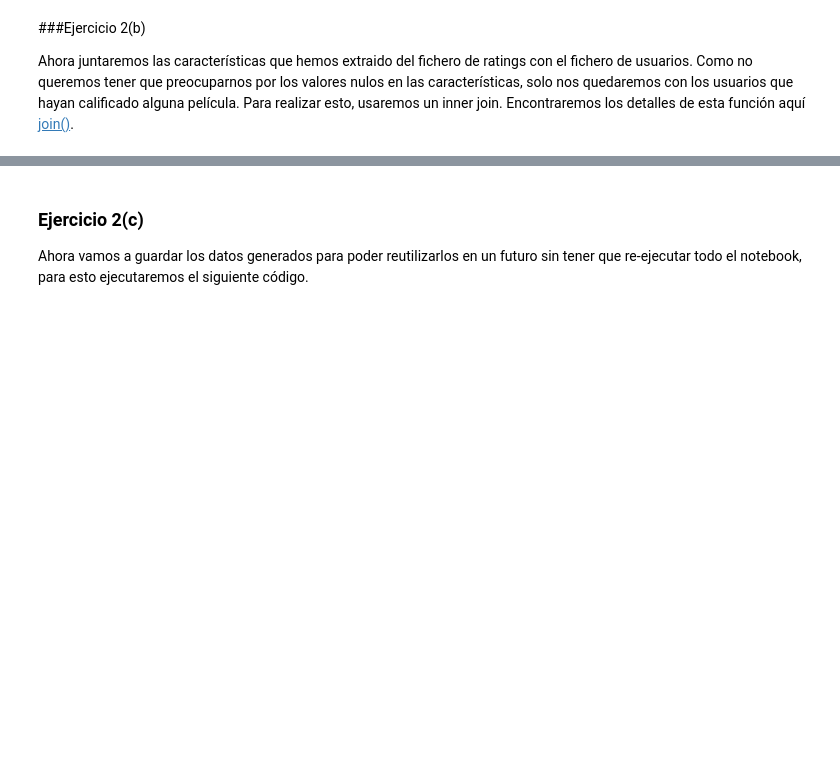
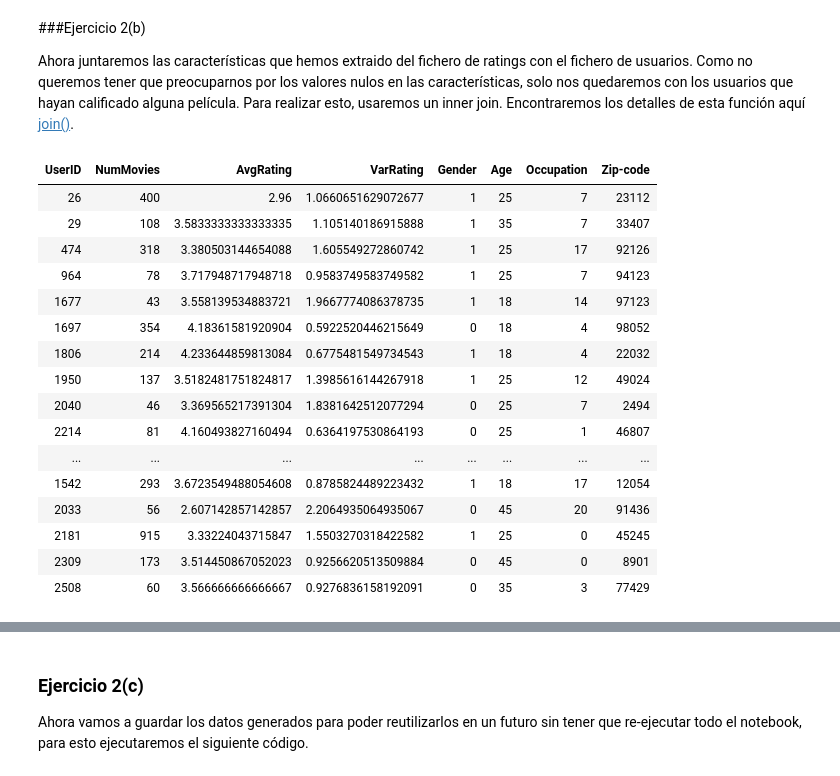
Before and after one commit to fernandoabcampos/big-data, a Jupyter notebook: PEC4/M2.858.PAC4_Clustering.ipynb, the cells around one changed output, grey strips where cells are left out. Cells and saved outputs as stored; diff of their text form; code cells hidden in the pictures; blank space fills up the shorter version.

Commit message:
Joining dataframes and creating a table from it

```diff
--- a/PEC4/M2.858.PAC4_Clustering.ipynb
+++ b/PEC4/M2.858.PAC4_Clustering.ipynb
@@ -380,8 +380,26 @@ print result
 Ahora juntaremos las características que hemos extraido del fichero de ratings con el fichero de usuarios. Como no queremos tener que preocuparnos por los valores nulos en las características, solo nos quedaremos con los usuarios que hayan calificado alguna película. Para realizar esto, usaremos un inner join. Encontraremos los detalles de esta función aquí [join()](https://spark.apache.org/docs/1.6.2/api/python/pyspark.sql.html).
 # %%
 #TODO: Compute an inner join between usersDF and aggRatingsDF
-joinedDF = <FILL IN>
+joinedDF = aggRatingsDF.join(usersDF, ["UserID"])
 display(joinedDF)
+# %% [output]
+| UserID | NumMovies | AvgRating | VarRating | Gender | Age | Occupation | Zip-code |
+| 26 | 400 | 2.96 | 1.0660651629072677 | 1 | 25 | 7 | 23112 |
+| 29 | 108 | 3.5833333333333335 | 1.105140186915888 | 1 | 35 | 7 | 33407 |
+| 474 | 318 | 3.380503144654088 | 1.605549272860742 | 1 | 25 | 17 | 92126 |
+| 964 | 78 | 3.717948717948718 | 0.9583749583749582 | 1 | 25 | 7 | 94123 |
+| 1677 | 43 | 3.558139534883721 | 1.9667774086378735 | 1 | 18 | 14 | 97123 |
+| 1697 | 354 | 4.18361581920904 | 0.5922520446215649 | 0 | 18 | 4 | 98052 |
+| 1806 | 214 | 4.233644859813084 | 0.6775481549734543 | 1 | 18 | 4 | 22032 |
+| 1950 | 137 | 3.5182481751824817 | 1.3985616144267918 | 1 | 25 | 12 | 49024 |
+| 2040 | 46 | 3.369565217391304 | 1.8381642512077294 | 0 | 25 | 7 | 2494 |
+| 2214 | 81 | 4.160493827160494 | 0.6364197530864193 | 0 | 25 | 1 | 46807 |
+| ... | ... | ... | ... | ... | ... | ... | ... |
+| 1542 | 293 | 3.6723549488054608 | 0.8785824489223432 | 1 | 18 | 17 | 12054 |
+| 2033 | 56 | 2.607142857142857 | 2.2064935064935067 | 0 | 45 | 20 | 91436 |
+| 2181 | 915 | 3.33224043715847 | 1.5503270318422582 | 1 | 25 | 0 | 45245 |
+| 2309 | 173 | 3.514450867052023 | 0.9256620513509884 | 0 | 45 | 0 | 8901 |
+| 2508 | 60 | 3.566666666666667 | 0.9276836158192091 | 0 | 35 | 3 | 77429 |
 # %%
 # TEST join (2b)
 counter = joinedDF.count()
```
Also changed, not shown: parts of 2 cells of this notebook.
